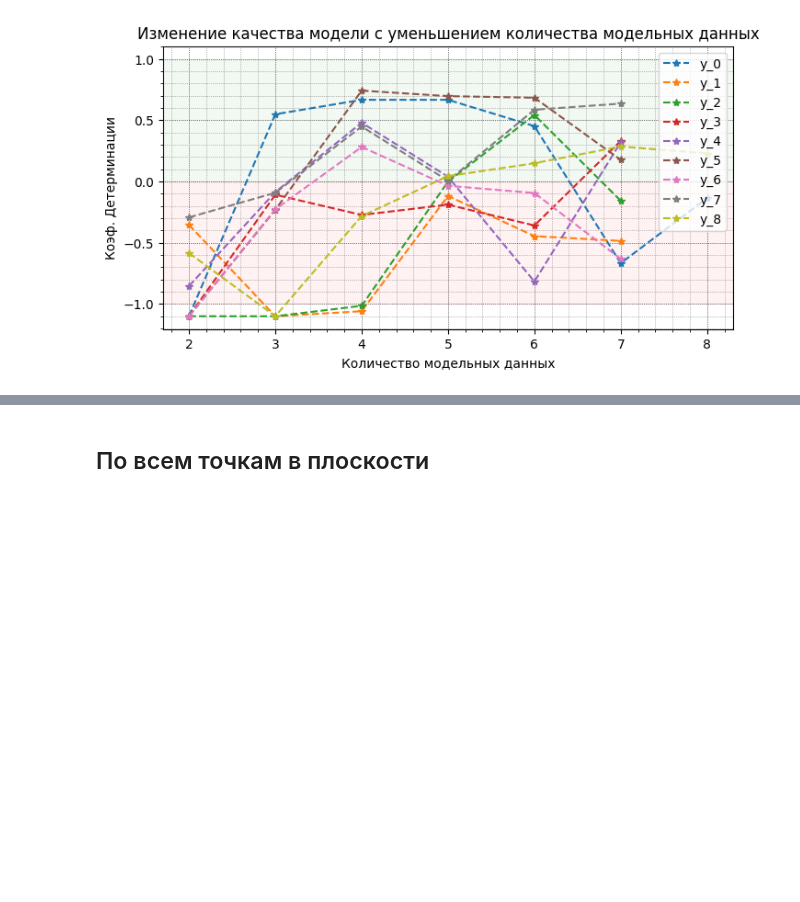
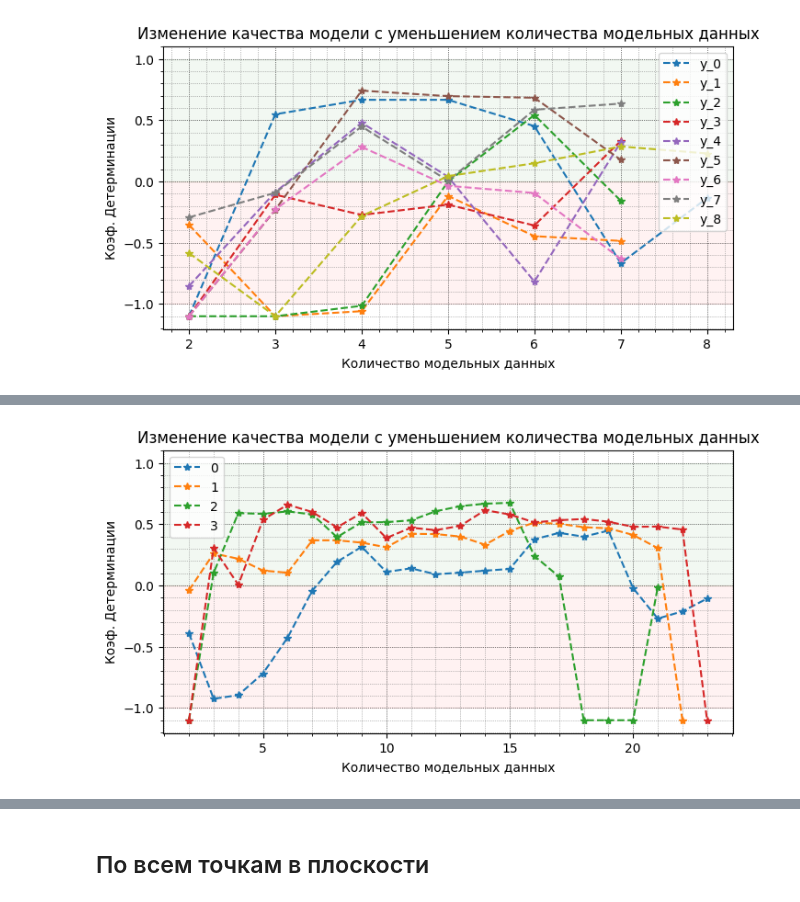
Before and after one commit to MrPain-hub/kriging_for_plaxis, a Jupyter notebook: for_jupy/колич_точек_по_X_и_Y.ipynb, the cells around one changed output, grey strips where cells are left out. Cells and saved outputs as stored; diff of their text form; code cells hidden in the pictures; blank space fills up the shorter version.

```diff
--- a/for_jupy/колич_точек_по_X_и_Y.ipynb
+++ b/for_jupy/колич_точек_по_X_и_Y.ipynb
@@ -555,0 +688,20 @@ plt.show()
+# %%
+"""
+Создание списка скважин для кейса 3
+"""
+list_case_3 = []
+
+boreholes_x2 = list(range(51, 58)) + [132, 133, 58, 134, 135, 59]
+boreholes_y2 = list(range(131, 76, -9)) + [139, 138, 68, 137, 136, 59]
+boreholes_x1 = [123, 144, 124, 145, 146, 147] + list(range(126, 131))
+boreholes_y1 = [123, 143, 142, 114, 141, 140] + list(range(105, 50, -9))
+
+list_case_3.append(np.unique(boreholes_x2+boreholes_y2[::-1]))
+list_case_3.append(np.unique(boreholes_y2[::-1]+boreholes_x1[::-1]))
+list_case_3.append(np.unique(boreholes_x1[::-1]+boreholes_y1))
+list_case_3.append(np.unique(boreholes_y1+boreholes_x2))
+# %%
+R2Func = R2FunctionForKrigin(group_E.query('group == 65'))
+R2Func.show_func(list_case_3)
+# %% [output]
+[figure, added]
```
Also changed, not shown: parts of 21 cells of this notebook, 3 other files.
